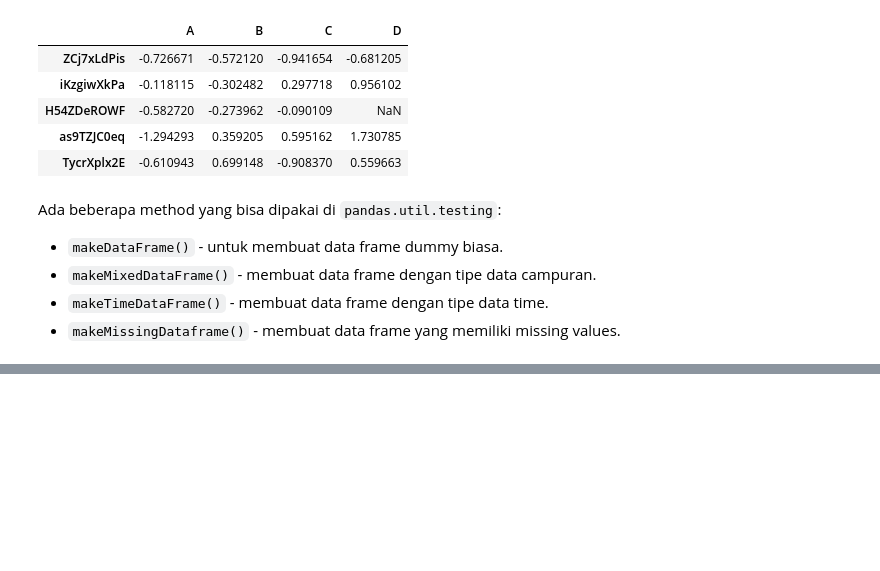
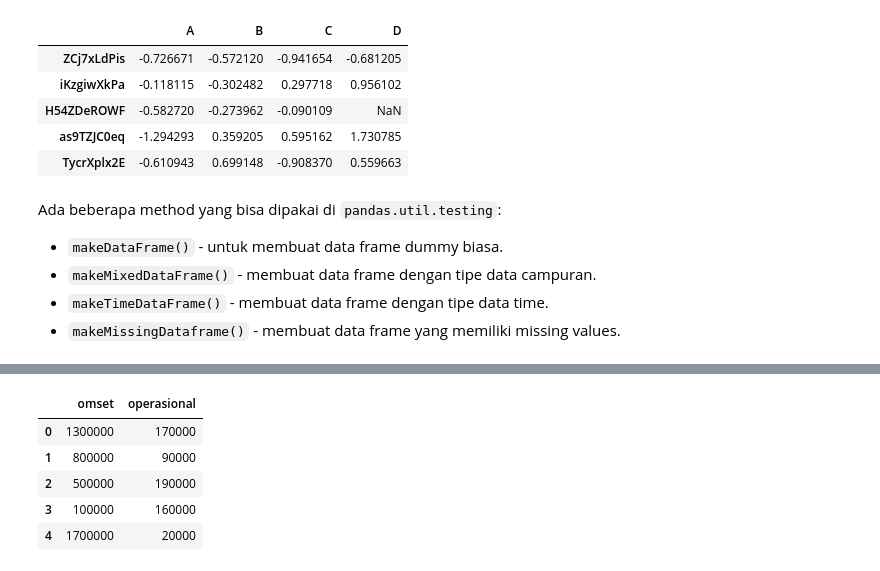
Before and after one commit to medievalgoose/pandas, a Jupyter notebook: Pandas-Week5.ipynb, the cells around one changed output, grey strips where cells are left out. Cells and saved outputs as stored; diff of their text form; code cells hidden in the pictures; blank space fills up the shorter version.

```diff
--- a/Pandas-Week5.ipynb
+++ b/Pandas-Week5.ipynb
@@ -163,0 +190,11 @@ Ada beberapa method yang bisa dipakai di `pandas.util.testing`:
+# %%
+df['omset'] = df['omset'] * 100_000
+df['operasional'] = df['operasional'] * 10_000
+df
+# %% [output]
+|  | omset | operasional |
+| 0 | 1300000 | 170000 |
+| 1 | 800000 | 90000 |
+| 2 | 500000 | 190000 |
+| 3 | 100000 | 160000 |
+| 4 | 1700000 | 20000 |
```
Also changed, not shown: parts of 15 cells of this notebook.
